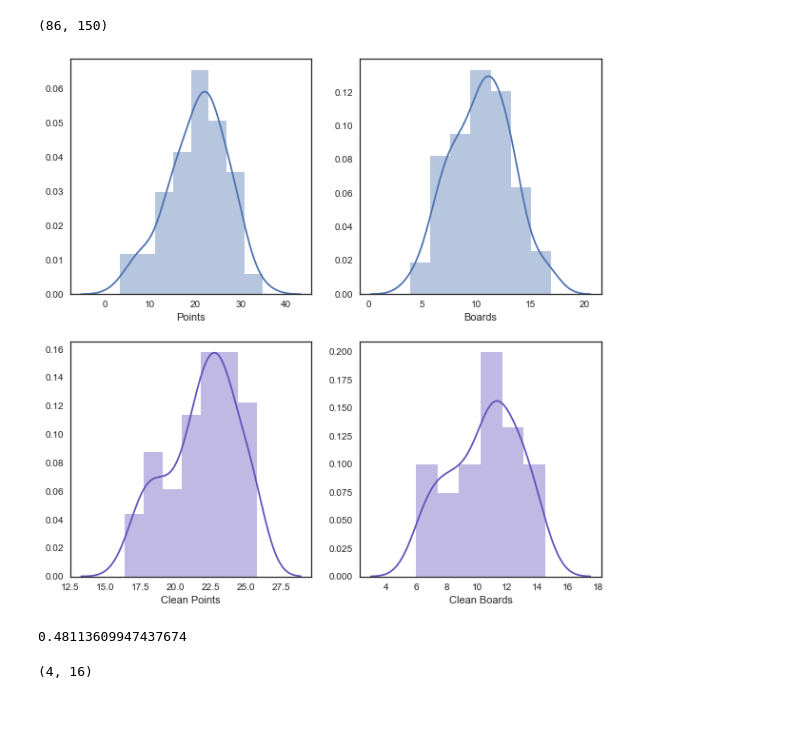
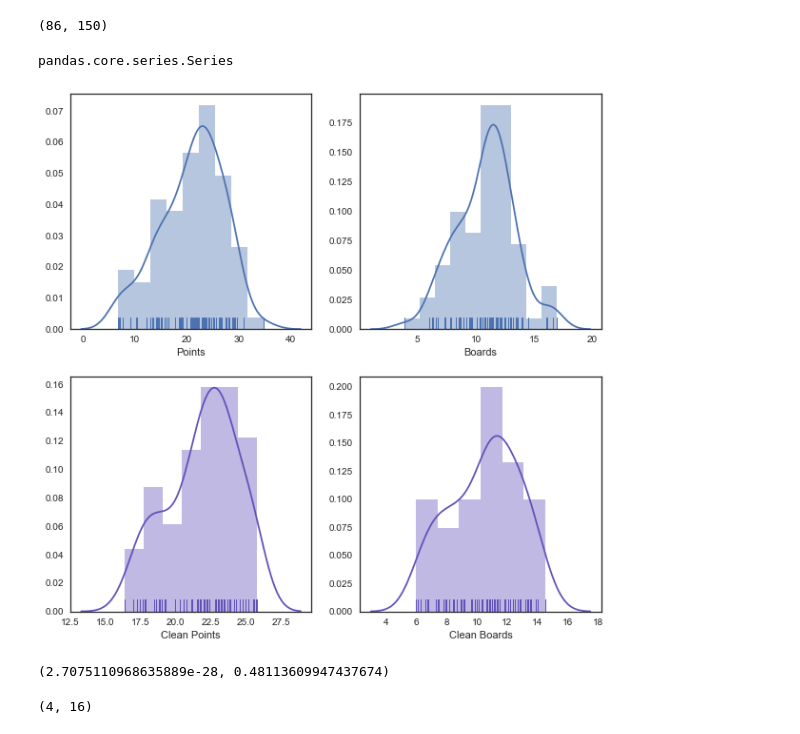
Before and after one commit to dacrands/BasketballRegression, a Jupyter notebook: BasketballIRegressionAnalysis.ipynb, the cells around one changed output. Saved outputs shown, nothing was run; the diff lists cells and outputs as text; code cells hidden in the pictures.

Commit message:
Fixed some of the notes, ensured data sample from the main points and boards Series were random.

```diff
--- a/BasketballIRegressionAnalysis.ipynb
+++ b/BasketballIRegressionAnalysis.ipynb
@@ -64,0 +66,3 @@ Thus now that we have a dictionary containing the player dframes, let's add an a
+# %%
+for v, k in enumerate(dframes.keys()):
+    print(v, k)
@@ -65,11 +78,10 @@ Thus now that we have a dictionary containing the player dframes, let's add an a
 # %%
 initials = ['SO', 'TD', 'KG', 'KA', 'HO', 'CB', 'KM', 'DR' ]
 dframe_list = list()
-i = 0
-for k in dframes.keys():
+
+for i, k in enumerate(dframes.keys()):
     dframes[k]['player'] = pd.Series([initials[i] for n in range(len(dframes[k]))])
     dframe_list.append(dframes[k])
-    i += 1
 
 main_frame = pd.concat(dframe_list)
 # %%
@@ -339,22 +348,28 @@ cleanPoints = pd.Series(cleanPoints, name= "Clean Points")
 len(cleanPoints), len(cleanBoards)
 # %% [output]
 (86, 150)
+# %%
+type(points)
+# %% [output]
+pandas.core.series.Series
 # %%
 fig, ((ax1, ax2), (ax3, ax4)) = plt.subplots(2, 2, figsize=(10,10))
 
-point_hist = sns.distplot(points[:85], label="Points",ax=ax1 )
-boards_hist = sns.distplot(boards[:85], label="Boards", ax=ax2)
+point_hist = sns.distplot(points.sample(85), rug=True, label="Points",ax=ax1 )
+boards_hist = sns.distplot(boards.sample(85), rug=True, label="Boards", ax=ax2)
 
-clean_points_hist = sns.distplot(cleanPoints[:85], color="#6151ba", label="cleanPoints",ax=ax3)
-clean_boards_hist = sns.distplot(cleanBoards[:85], color="#6151ba" , label="cleanBoards",ax=ax4)
+clean_points_hist = sns.distplot(cleanPoints[:85], color="#6151ba", rug=True,
+                                 label="cleanPoints",ax=ax3)
+clean_boards_hist = sns.distplot(cleanBoards[:85], color="#6151ba" , rug=True,
+                                 label="cleanBoards",ax=ax4)
 # %% [output]
-[figure, old version]
+[figure, new version]
 # %%
 clean_slope, clean_intercept, clean_r_value, clean_p_value, clean_std_err = stats.linregress(cleanBoards[:85], cleanPoints[:85])
 
-p_value
+(p_value, clean_p_value)
 # %% [output]
-0.48113609947437674
+(2.7075110968635889e-28, 0.48113609947437674)
 # %%
 fig, ax = plt.subplots(figsize = (7,5))
 
```
Also changed, not shown: parts of 6 cells of this notebook.
